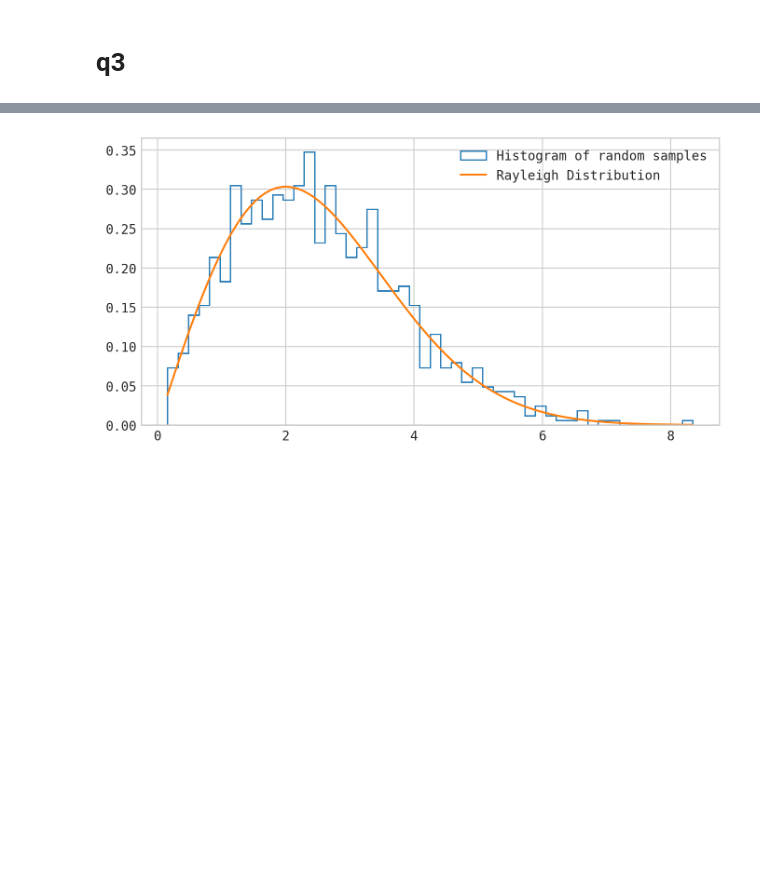
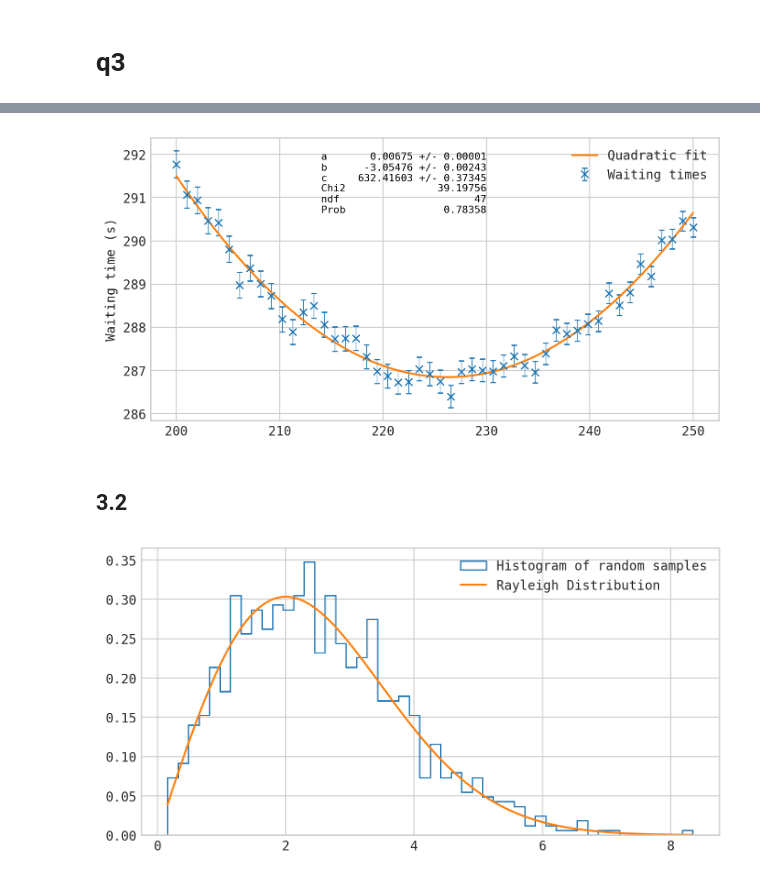
Before and after one commit to rizfn/AppStat2022, a Jupyter notebook: DataAndCodeForExam/exam.ipynb, the cells around one changed output, grey strips where cells are left out. Drawn from its saved outputs; the diff is of its cells as text; code cells hidden in the pictures; blank space fills up the shorter version.

```diff
--- a/DataAndCodeForExam/exam.ipynb
+++ b/DataAndCodeForExam/exam.ipynb
@@ -97,3 +164,58 @@ add_text_to_ax(0.05, 0.35, text, ax, fontsize=8)
+# %%
+n_sims = 50
+
+delta_t_list = np.linspace(200, 250, n_sims)
+waiting_time_list = np.zeros(n_sims)
+waiting_time_err_list = np.zeros(n_sims)
+
+for i in prange(n_sims):
+    arrival_times = np.random.normal(0, 120, N)
+    departure_times = np.random.normal(delta_t_list[i], 50, N)
+    time_difference = departure_times - arrival_times
+    waiting_idx = (time_difference < 0)
+    time_difference[waiting_idx] = 1440 + departure_times[np.roll(waiting_idx, -1)] - arrival_times[waiting_idx]
+    waiting_time_list[i] = np.mean(time_difference)
+    waiting_time_err_list[i] = np.std(time_difference)
+
+
+def quadfit(x, a, b, c):
+    return a*(x**2) + b*x + c
+
+chi2_object = Chi2Regression(quadfit, delta_t_list, waiting_time_list, waiting_time_err_list/np.sqrt(N))
+chi2_object.errordef = 1.0
+
+minuit = Minuit(chi2_object, a=0.005, b=-3, c=500)
+
+minuit.migrad()
+
+Nvar = 3                                        # Number of variables (a, b, c)
+Ndof_fit = len(delta_t_list) - Nvar
+
+Chi2_fit = minuit.fval                          # The chi2 value
+Prob_fit = stats.chi2.sf(Chi2_fit, Ndof_fit)    # The chi2 probability given N degrees of freedom
+
+fig, ax = plt.subplots()
+
+plt.errorbar(delta_t_list, waiting_time_list, waiting_time_err_list/np.sqrt(N), label='Waiting times', capsize=2, elinewidth=0.5, fmt='x ')
+plt.ylabel('Waiting time (s)')
+domain = np.linspace(200, 250, 200)
+plt.plot(domain, quadfit(domain, minuit.values['a'], minuit.values['b'], minuit.values['c']), label=f'Quadratic fit')
+plt.legend()
+
+d = {'a': [minuit.values['a'], minuit.errors['a']],
+     'b': [minuit.values['b'], minuit.errors['b']],
+     'c': [minuit.values['c'], minuit.errors['c']],
+     'Chi2':     Chi2_fit,
+     'ndf':      Ndof_fit,
+     'Prob':     Prob_fit,
+    }
+
+text = nice_string_output(d, extra_spacing=2, decimals=5)
+add_text_to_ax(0.3, 0.95, text, ax, fontsize=8)
+# %% [output]
+[figure, added]
+# %% [markdown]
+## 3.2
 # %%
 def safe_root(f, df, a, b, tolerance=1e-13, max_iterations=1000):
     '''
```
Also changed, not shown: parts of 29 cells of this notebook.
